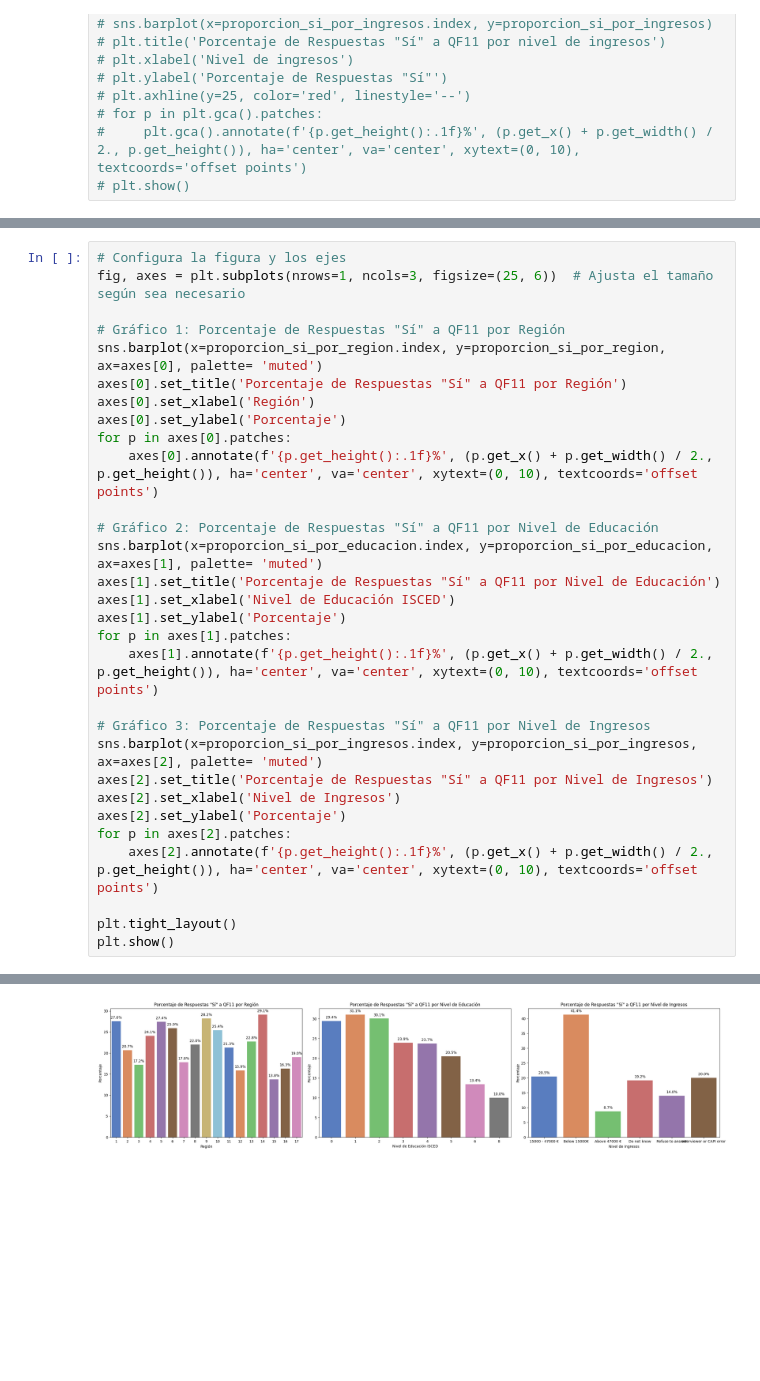
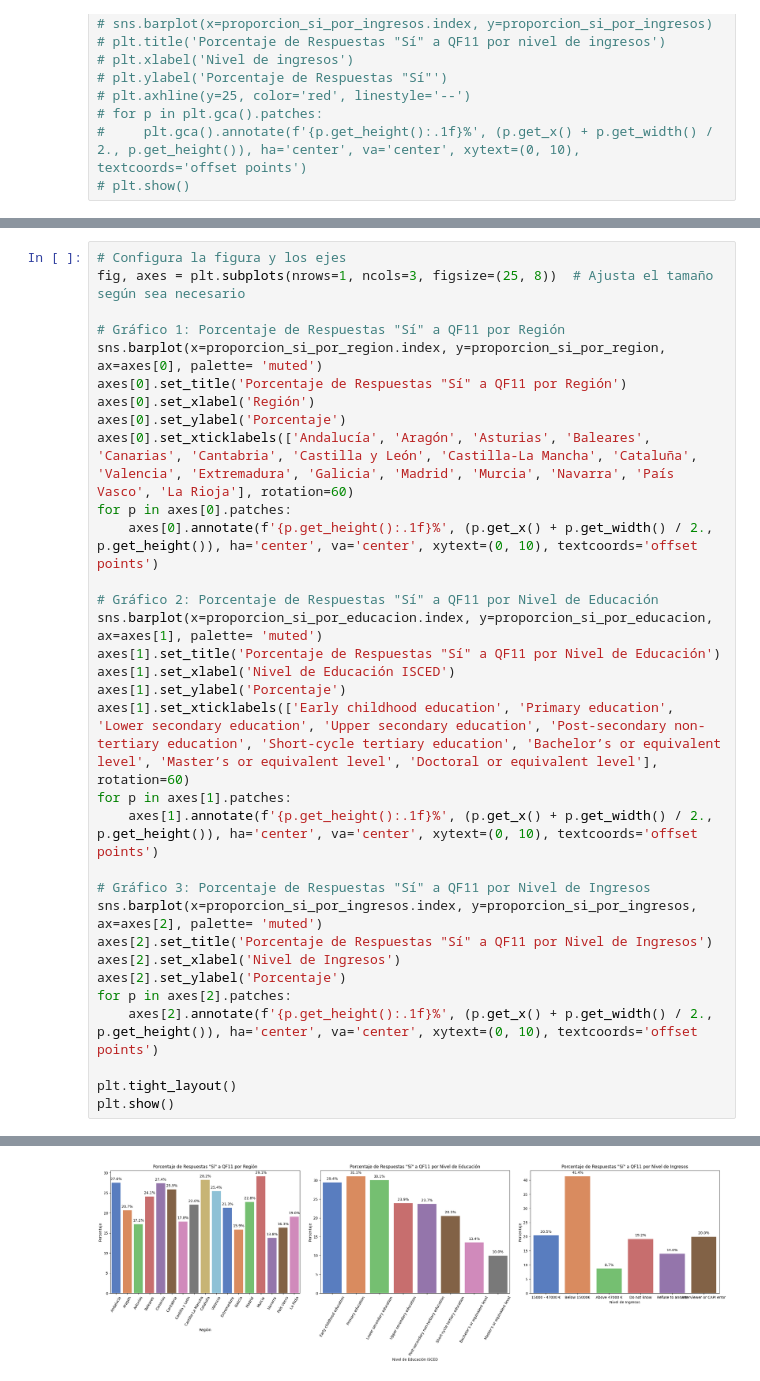
Before and after one commit to blackalle/TFM, a Jupyter notebook: tfm.ipynb, the cells around one changed output, grey strips where cells are left out. Cells and saved outputs as stored; diff of their text form; blank space fills up the shorter version.

```diff
--- a/tfm.ipynb
+++ b/tfm.ipynb
@@ -818,43 +812,45 @@ proporcion_si_por_ingresos = (si_por_ingresos / total_por_ingresos) * 100
 # %%
 # Configura la figura y los ejes
-fig, axes = plt.subplots(nrows=1, ncols=3, figsize=(25, 6))  # Ajusta el tamaño según sea necesario
+fig, axes = plt.subplots(nrows=1, ncols=3, figsize=(25, 8))  # Ajusta el tamaño según sea necesario
 
 # Gráfico 1: Porcentaje de Respuestas "Sí" a QF11 por Región
 sns.barplot(x=proporcion_si_por_region.index, y=proporcion_si_por_region, ax=axes[0], palette= 'muted')
 axes[0].set_title('Porcentaje de Respuestas "Sí" a QF11 por Región')
 axes[0].set_xlabel('Región')
 axes[0].set_ylabel('Porcentaje')
+axes[0].set_xticklabels(['Andalucía', 'Aragón', 'Asturias', 'Baleares', 'Canarias', 'Cantabria', 'Castilla y León', 'Castilla-La Mancha', 'Cataluña', 'Valencia', 'Extremadura', 'Galicia', 'Madrid', 'Murcia', 'Navarra', 'País Vasco', 'La Rioja'], rotation=60)
 for p in axes[0].patches:
     axes[0].annotate(f'{p.get_height():.1f}%', (p.get_x() + p.get_width() / 2., p.get_height()), ha='center', va='center', xytext=(0, 10), textcoords='offset points')
 
 # Gráfico 2: Porcentaje de Respuestas "Sí" a QF11 por Nivel de Educación
 sns.barplot(x=proporcion_si_por_educacion.index, y=proporcion_si_por_educacion, ax=axes[1], palette= 'muted')
 axes[1].set_title('Porcentaje de Respuestas "Sí" a QF11 por Nivel de Educación')
 axes[1].set_xlabel('Nivel de Educación ISCED')
 axes[1].set_ylabel('Porcentaje')
+axes[1].set_xticklabels(['Early childhood education', 'Primary education', 'Lower secondary education', 'Upper secondary education', 'Post-secondary non-tertiary education', 'Short-cycle tertiary education', 'Bachelor’s or equivalent level', 'Master’s or equivalent level', 'Doctoral or equivalent level'], rotation=60)
 for p in axes[1].patches:
     axes[1].annotate(f'{p.get_height():.1f}%', (p.get_x() + p.get_width() / 2., p.get_height()), ha='center', va='center', xytext=(0, 10), textcoords='offset points')
 
 # Gráfico 3: Porcentaje de Respuestas "Sí" a QF11 por Nivel de Ingresos
 sns.barplot(x=proporcion_si_por_ingresos.index, y=proporcion_si_por_ingresos, ax=axes[2], palette= 'muted')
 axes[2].set_title('Porcentaje de Respuestas "Sí" a QF11 por Nivel de Ingresos')
 axes[2].set_xlabel('Nivel de Ingresos')
 axes[2].set_ylabel('Porcentaje')
 for p in axes[2].patches:
     axes[2].annotate(f'{p.get_height():.1f}%', (p.get_x() + p.get_width() / 2., p.get_height()), ha='center', va='center', xytext=(0, 10), textcoords='offset points')
 
 plt.tight_layout()
 plt.show()
 # %% [output]
 Passing `palette` without assigning `hue` is deprecated and will be removed in v0.14.0. Assign the `x` variable to `hue` and set `legend=False` for the same effect.
 
   sns.barplot(x=proporcion_si_por_region.index, y=proporcion_si_por_region, ax=axes[0], palette= 'muted')
 
 Passing `palette` without assigning `hue` is deprecated and will be removed in v0.14.0. Assign the `x` variable to `hue` and set `legend=False` for the same effect.
 
   sns.barplot(x=proporcion_si_por_educacion.index, y=proporcion_si_por_educacion, ax=axes[1], palette= 'muted')
 
 Passing `palette` without assigning `hue` is deprecated and will be removed in v0.14.0. Assign the `x` variable to `hue` and set `legend=False` for the same effect.
 
   sns.barplot(x=proporcion_si_por_ingresos.index, y=proporcion_si_por_ingresos, ax=axes[2], palette= 'muted')
-[figure, old version]
+[figure, new version]
```
Also changed, not shown: parts of 9 cells of this notebook.
